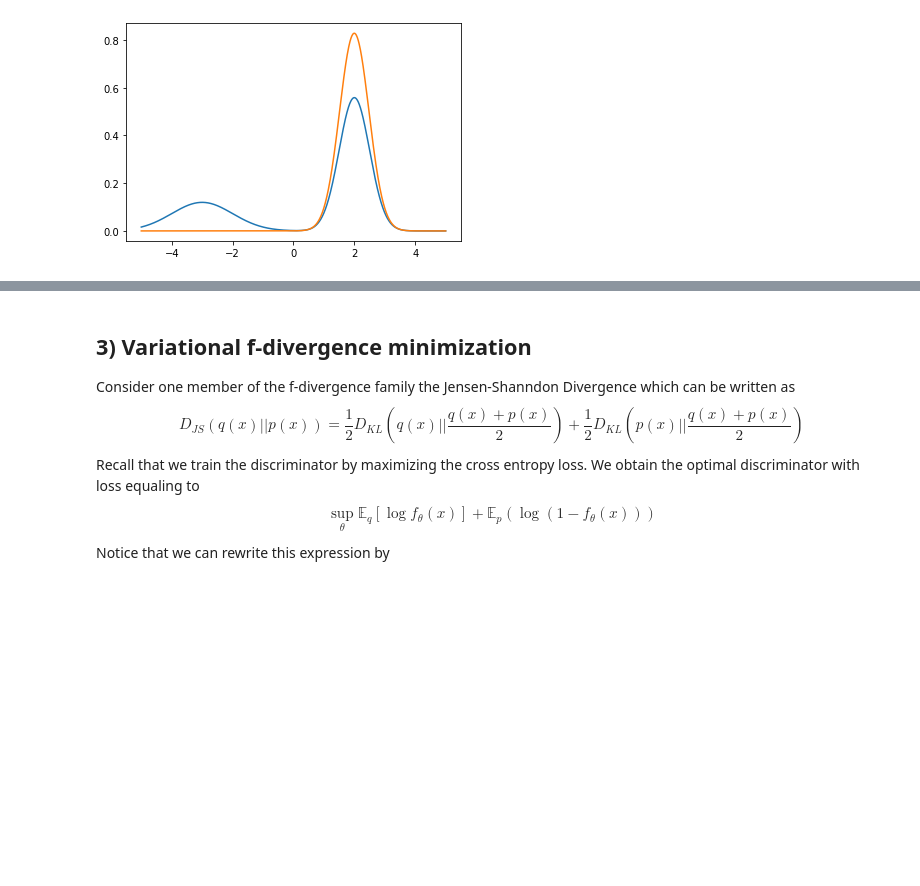
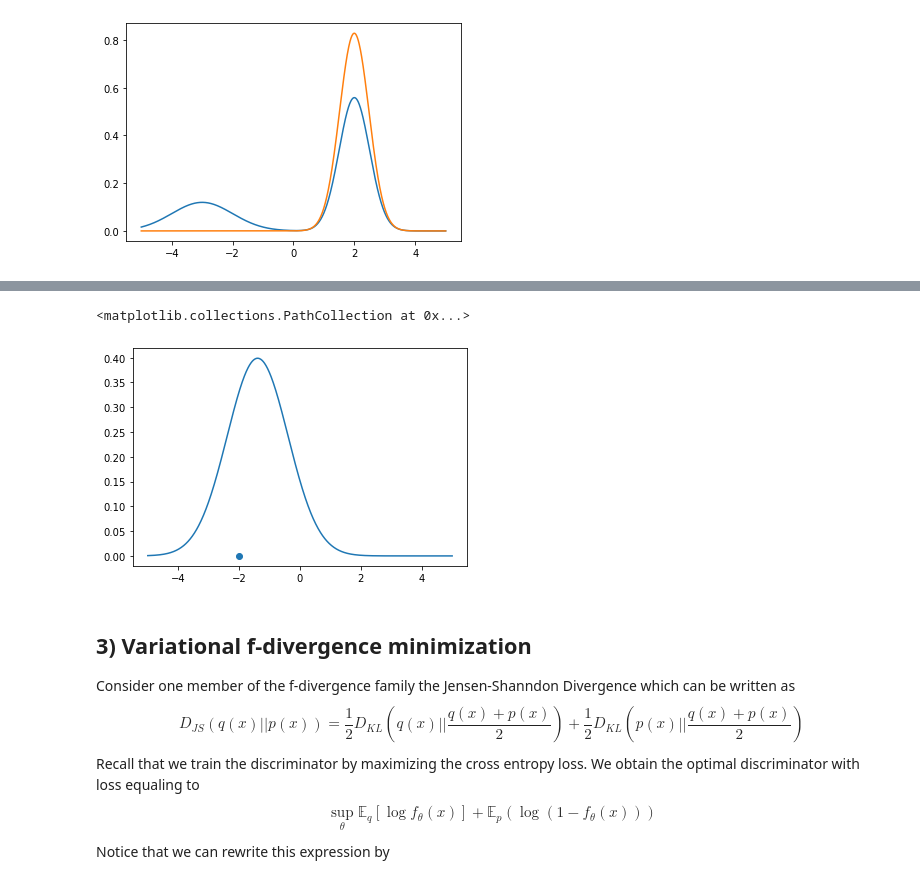
Before and after one commit to manuelgloeckler/Normalizing-Flows--Likelihood-free-inference--Implicit-divergence-minimization, a Jupyter notebook: 08_density ratio estimation.ipynb, the cells around one changed output, grey strips where cells are left out. Cells and saved outputs as stored; diff of their text form; code cells hidden in the pictures; blank space fills up the shorter version.

```diff
--- a/08_density ratio estimation.ipynb
+++ b/08_density ratio estimation.ipynb
@@ -286,3 +340,9 @@ plt.plot(x,q.log_prob(x).detach().exp())
+# %%
+plt.plot(x, q.log_prob(x).detach().exp())
+plt.scatter(z_true,0)
+# %% [output]
+<matplotlib.collections.PathCollection at 0x...>
+[figure, added]
 # %% [markdown]
 ## 3) Variational f-divergence minimization
 
```
Also changed, not shown: parts of 8 cells of this notebook, 2 other files.
